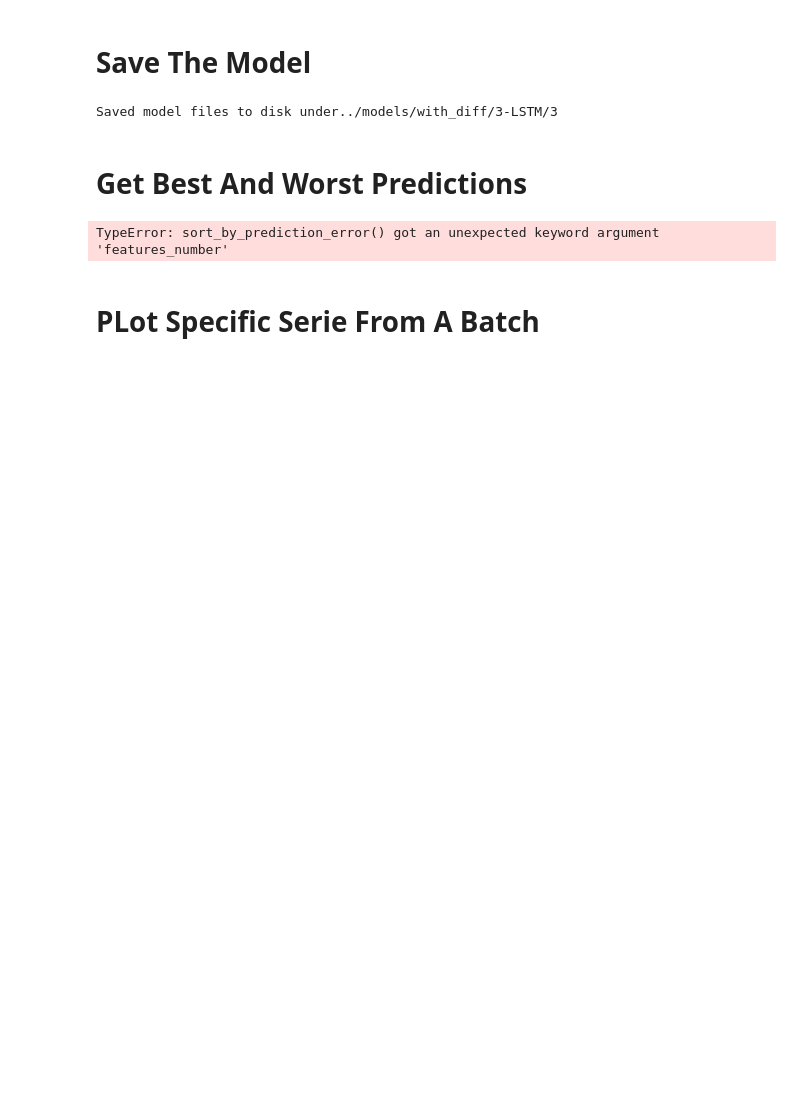
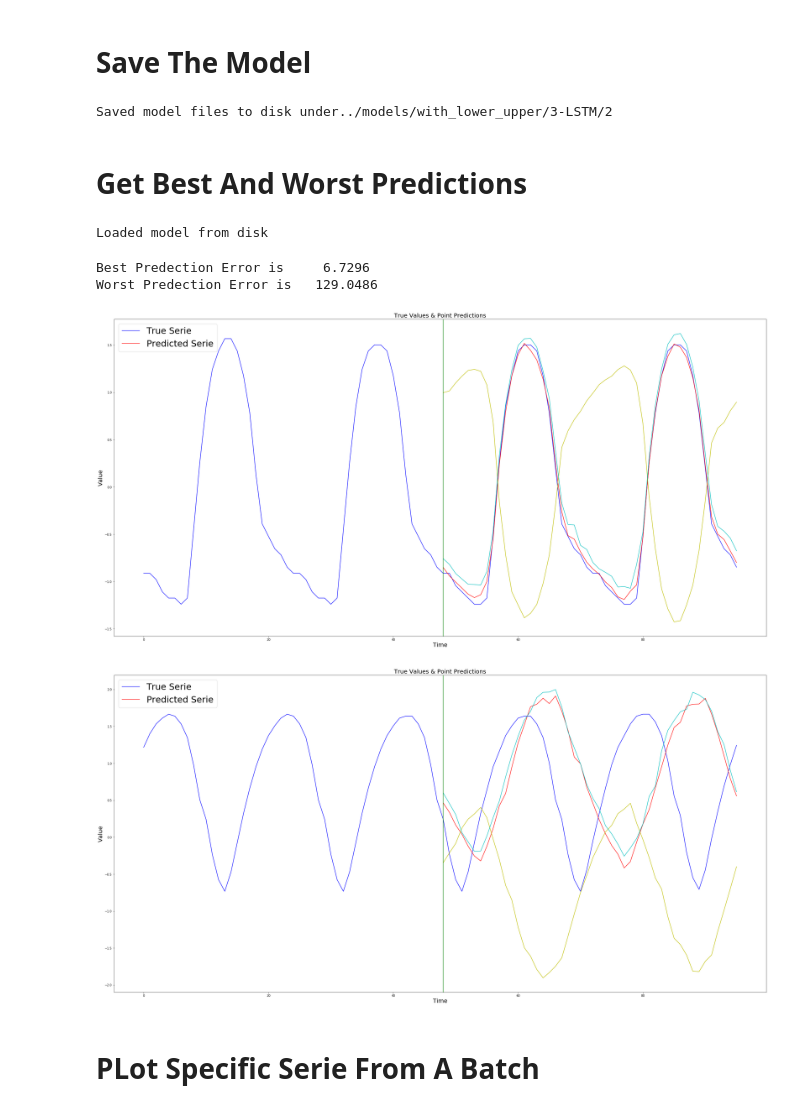
Before and after one commit to yamen23ali/m4-lstm, a Jupyter notebook: notebooks/Point_predection_mae.ipynb, the cells around one changed output. Cells and saved outputs as stored; diff of their text form; code cells hidden in the pictures; blank space fills up the shorter version.

```diff
--- a/notebooks/Point_predection_mae.ipynb
+++ b/notebooks/Point_predection_mae.ipynb
@@ -22,13 +23,13 @@ Using TensorFlow backend.
 # %% [markdown]
 # Load Data
 # %%
-EPOCHS = 1
+EPOCHS = 100
 BATCH_SIZE = 50
 LOOKBACK = 48
 HORIZON = 48
 HIDDEN_LAYER_SIZE = 50
 LOSS = smape
-FEATUERS_NUMBER = 2
+FEATUERS_NUMBER = 4
 
 data_loader = M4DataLoader("../Dataset/Train/Hourly-train.csv", "../Dataset/Test/Hourly-test.csv",
                   LOOKBACK, HORIZON,  validation_ratio=0.05)
@@ -58,22 +72,35 @@ Epoch 1/1
 # %% [markdown]
 # Save The Model
 # %%
-MODEL_BASE_DIR = '../models/with_diff/3-LSTM'
-model.save(MODEL_BASE_DIR)
+MODEL_BASE_DIR = '../models/with_lower_upper/3-LSTM'
-# %% [output]
-Saved model files to disk under../models/with_diff/3-LSTM/3
+# %%
+model.save(MODEL_BASE_DIR)
+# %% [output]
+Saved model files to disk under../models/with_lower_upper/3-LSTM/2
 # %% [markdown]
 # Get Best And Worst Predictions
+# %%
+model = M4Model()
+hyperparameters = model.load(f'{MODEL_BASE_DIR}/2')
+# %% [output]
+Loaded model from disk
 # %%
 x, y, prediction, error =  sort_by_prediction_error(model, test_x, test_y, smape, features_number= FEATUERS_NUMBER)
 
 print(f'Best Predection Error is {error[0]:10.4f}')
 print(f'Worst Predection Error is {error[x.shape[0]-1]:10.4f}')
 
-plot_serie_and_prediction(x[:,:48], y[:,:48], prediction[:,:48], serie_indx=0)
-plot_serie_and_prediction(x[:,:48], y[:,:48], prediction[:,:48], serie_indx= x.shape[0]-1)
+lower_bound= prediction[:,48*2:48*3]
+upper_bound= prediction[:,48*3:]
+predicted_values = prediction[:,:48]
+
+plot_serie_and_prediction(x[:,:48], y[:,:48], predicted_values , lower_bound=lower_bound ,upper_bound=upper_bound, serie_indx=0)
+plot_serie_and_prediction(x[:,:48], y[:,:48], predicted_values , lower_bound=lower_bound ,upper_bound=upper_bound, serie_indx= x.shape[0]-1)
 # %% [output]
-TypeError: sort_by_prediction_error() got an unexpected keyword argument 'features_number'
+Best Predection Error is     6.7296
+Worst Predection Error is   129.0486
+[figure, added]
+[figure, added]
 # %% [markdown]
 # PLot Specific Serie From A Batch
 # %%
```
Also changed, not shown: parts of 4 cells of this notebook, 4 other files.
